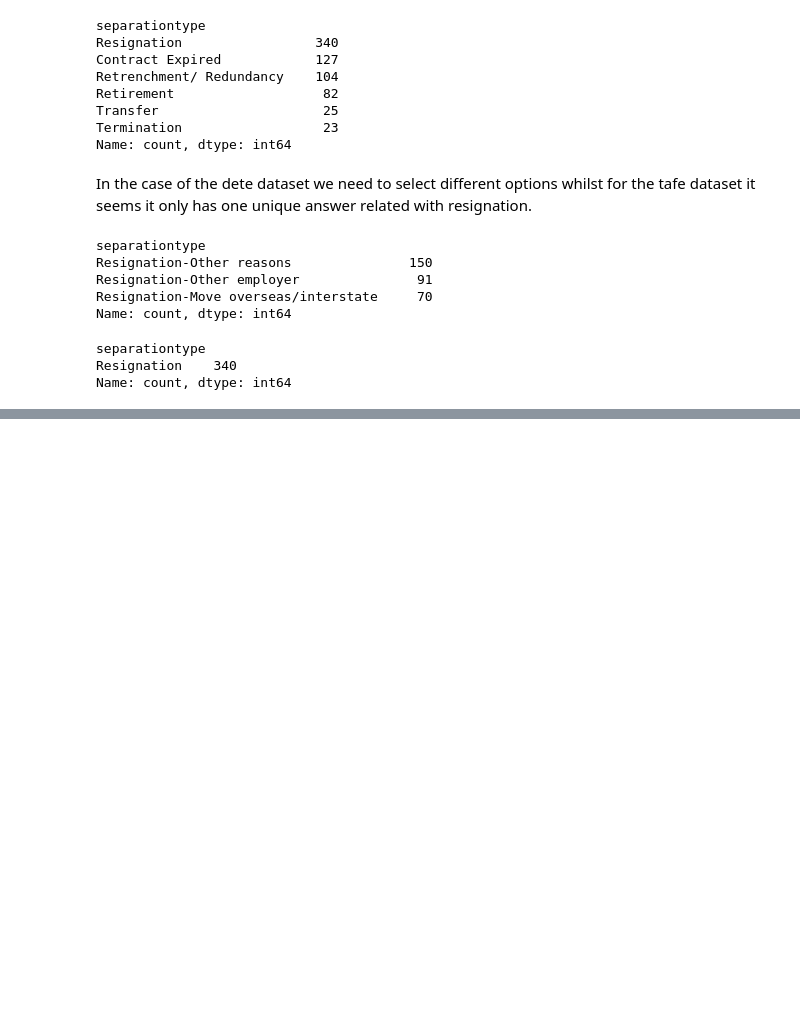
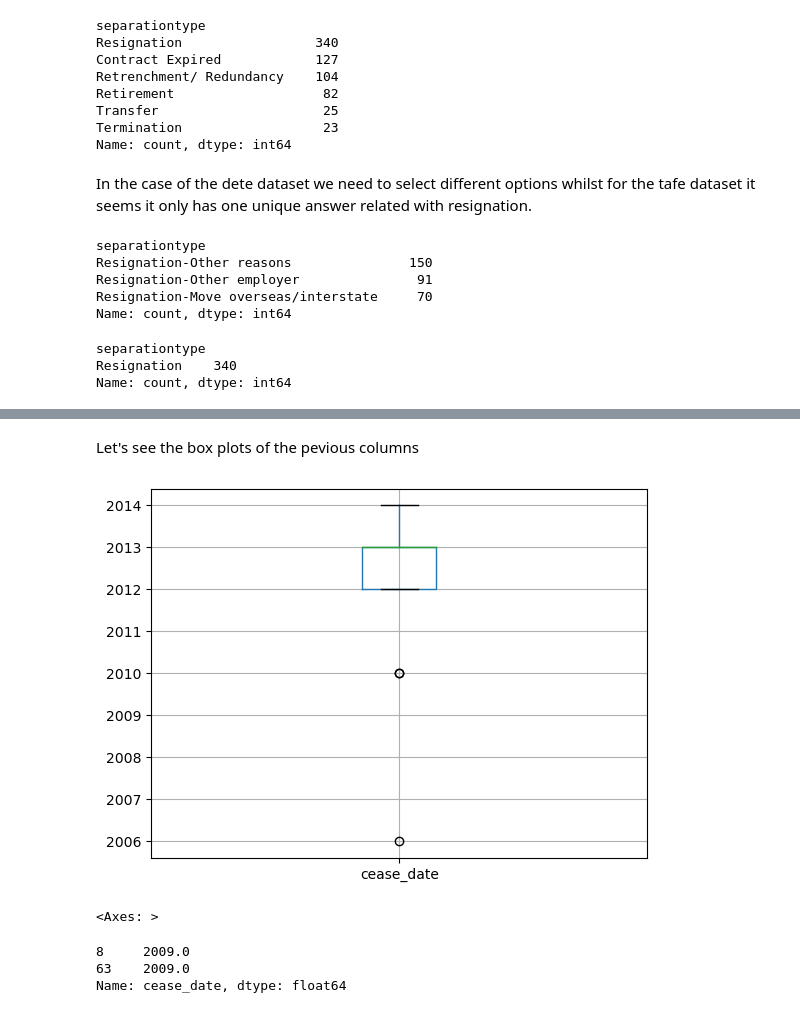
Before and after one commit to 1Elral4/Data-Cleaning, a Jupyter notebook: Data Cleaning.ipynb, the cells around one changed output, grey strips where cells are left out. Cells and saved outputs as stored; diff of their text form; code cells hidden in the pictures; blank space fills up the shorter version.

```diff
--- a/Data Cleaning.ipynb
+++ b/Data Cleaning.ipynb
@@ -257,0 +259,7 @@ Name: count, dtype: int64
+# %%
+# Lets filter the date to avoid those that haven't stated their start date and convert it
+filter  = dete['dete_start_date'] != 'Not Stated'
+
+dete = dete[filter]
+
+dete['dete_start_date'].dtype
@@ -257,0 +268,5 @@ Name: count, dtype: int64
+# %%
+# lets extract the year from the variable
+pattern = r'(\d{4})'
+
+dete['cease_date'] = dete['cease_date'].str.extract(pattern).astype(float)
@@ -257,0 +313,17 @@ Name: count, dtype: int64
+# %% [markdown]
+Let's see the box plots of the pevious columns
+# %%
+dete.boxplot(column='cease_date')
+plt.show()
+# %% [output]
+[figure, added]
+# %%
+tafe.boxplot(column='cease_date')
+# %% [output]
+<Axes: >
+# %%
+tafe['cease_date'][tafe['cease_date'] < 2010]
+# %% [output]
+8     2009.0
+63    2009.0
+Name: cease_date, dtype: float64
```
Also changed, not shown: parts of 36 cells of this notebook.
